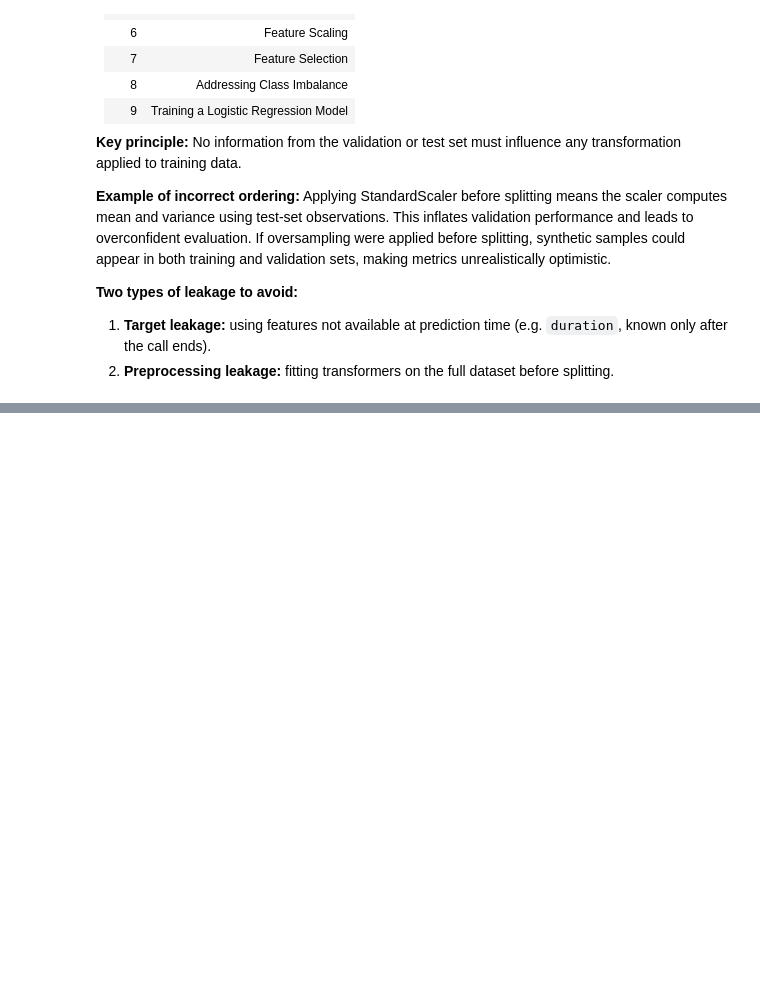
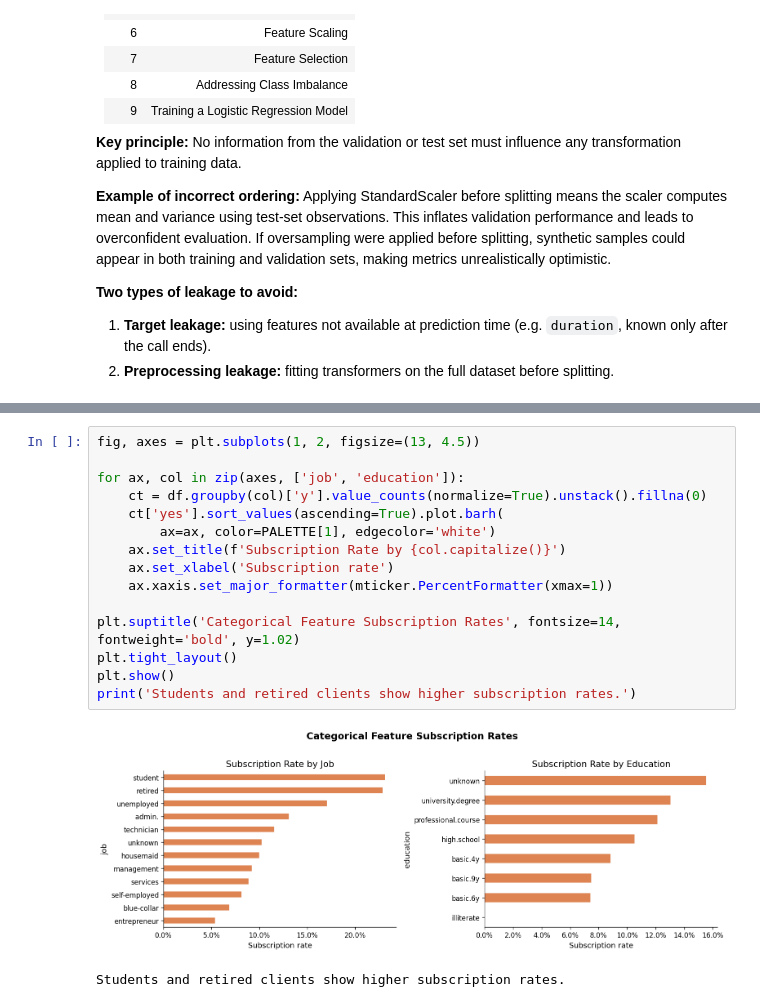
Before and after one commit to alex10020/ML-fundamentals-2026, a Jupyter notebook: assignment_1_Alexander_Glapiak.ipynb, the cells around one changed output, grey strips where cells are left out. Drawn from its saved outputs; the diff is of its cells as text; blank space fills up the shorter version.

```diff
--- a/assignment_1_Alexander_Glapiak.ipynb
+++ b/assignment_1_Alexander_Glapiak.ipynb
@@ -35,0 +235,18 @@ The tasks are listed alphabetically in the brief. The correct methodological ord
+# %%
+fig, axes = plt.subplots(1, 2, figsize=(13, 4.5))
+
+for ax, col in zip(axes, ['job', 'education']):
+    ct = df.groupby(col)['y'].value_counts(normalize=True).unstack().fillna(0)
+    ct['yes'].sort_values(ascending=True).plot.barh(
+        ax=ax, color=PALETTE[1], edgecolor='white')
+    ax.set_title(f'Subscription Rate by {col.capitalize()}')
+    ax.set_xlabel('Subscription rate')
+    ax.xaxis.set_major_formatter(mticker.PercentFormatter(xmax=1))
+
+plt.suptitle('Categorical Feature Subscription Rates', fontsize=14, fontweight='bold', y=1.02)
+plt.tight_layout()
+plt.show()
+print('Students and retired clients show higher subscription rates.')
+# %% [output]
+[figure, added]
+Students and retired clients show higher subscription rates.
```
Also changed, not shown: parts of 10 cells of this notebook.
